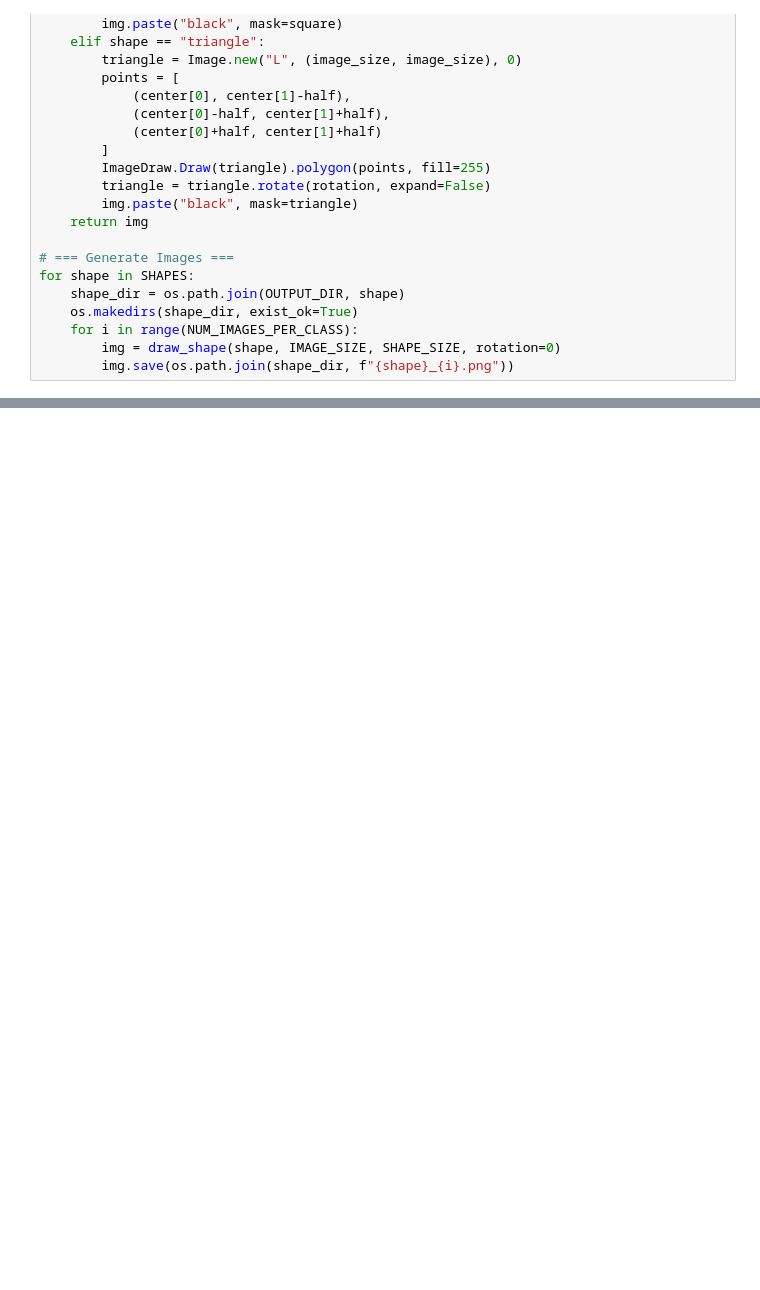
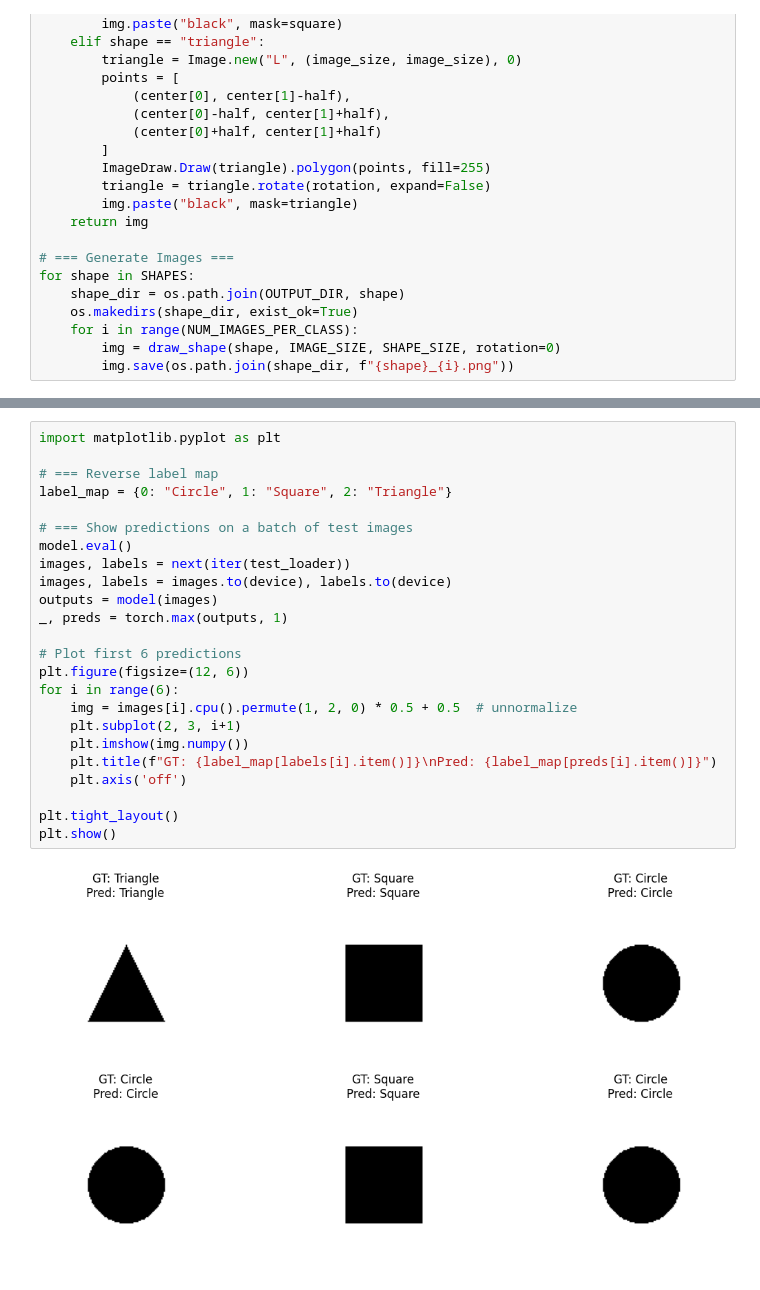
Before and after one commit to yasirusama61/ShapeClassifierPyTorch, a Jupyter notebook: Shape_Classifier.ipynb, the cells around one changed output, grey strips where cells are left out. Drawn from its saved outputs; the diff is of its cells as text; blank space fills up the shorter version.

```diff
--- a/Shape_Classifier.ipynb
+++ b/Shape_Classifier.ipynb
@@ -125,0 +281,26 @@ show_samples(train_set)
+# %%
+import matplotlib.pyplot as plt
+
+# === Reverse label map
+label_map = {0: "Circle", 1: "Square", 2: "Triangle"}
+
+# === Show predictions on a batch of test images
+model.eval()
+images, labels = next(iter(test_loader))
+images, labels = images.to(device), labels.to(device)
+outputs = model(images)
+_, preds = torch.max(outputs, 1)
+
+# Plot first 6 predictions
+plt.figure(figsize=(12, 6))
+for i in range(6):
+    img = images[i].cpu().permute(1, 2, 0) * 0.5 + 0.5  # unnormalize
+    plt.subplot(2, 3, i+1)
+    plt.imshow(img.numpy())
+    plt.title(f"GT: {label_map[labels[i].item()]}\nPred: {label_map[preds[i].item()]}")
+    plt.axis('off')
+
+plt.tight_layout()
+plt.show()
+# %% [output]
+[figure, added]
```
Also changed, not shown: parts of 11 cells of this notebook.
